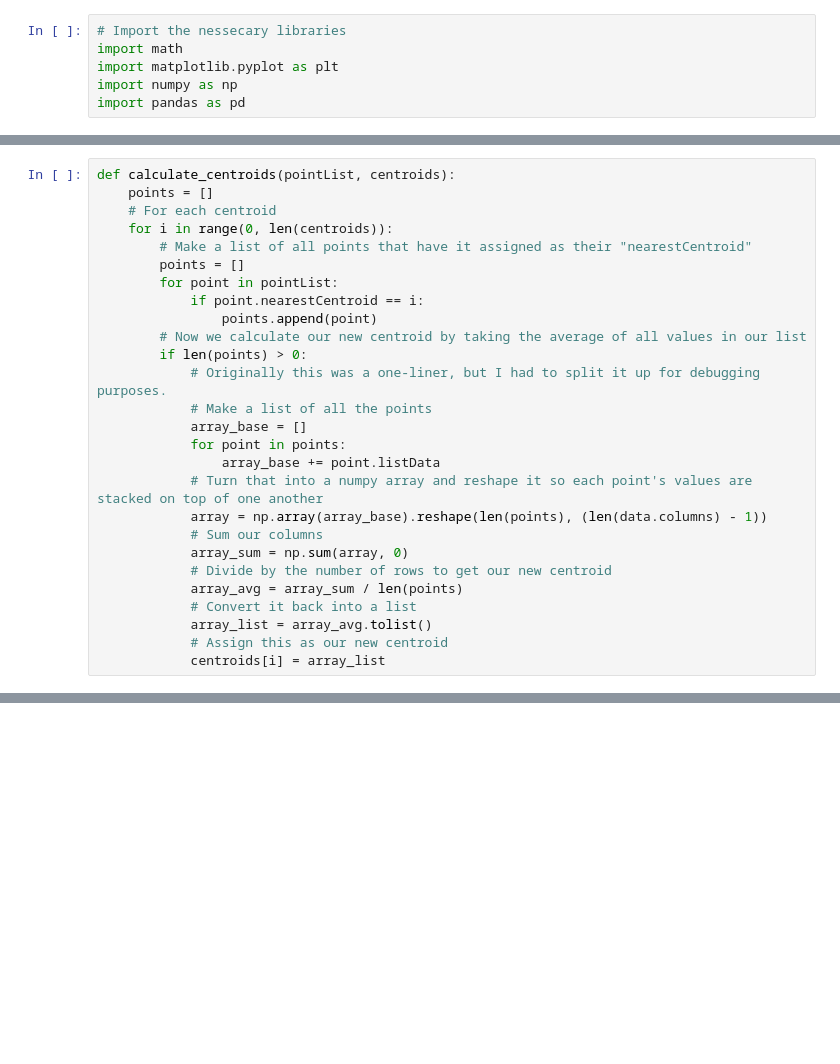
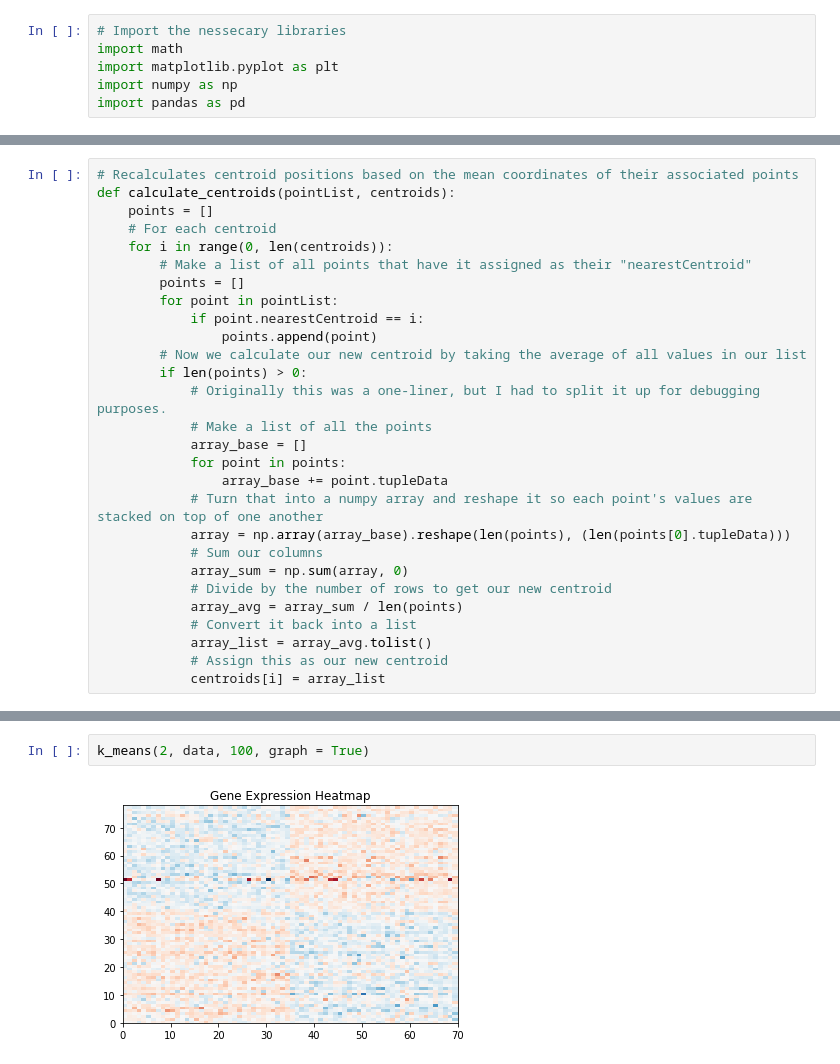
Before and after one commit to dustinmiller91/k_means, a Jupyter notebook: k_means.ipynb, the cells around one changed output, grey strips where cells are left out. Saved outputs shown, nothing was run; the diff lists cells and outputs as text; blank space fills up the shorter version.

```diff
--- a/k_means.ipynb
+++ b/k_means.ipynb
@@ -75,4 +122,5 @@ def create_points(centroids, dataFrame):
 # %%
+# Recalculates centroid positions based on the mean coordinates of their associated points
 def calculate_centroids(pointList, centroids):
     points = []
     # For each centroid
@@ -88,9 +136,9 @@ def calculate_centroids(pointList, centroids):
             # Make a list of all the points
             array_base = []
             for point in points:
-                array_base += point.listData
+                array_base += point.tupleData
             # Turn that into a numpy array and reshape it so each point's values are stacked on top of one another
-            array = np.array(array_base).reshape(len(points), (len(data.columns) - 1))
+            array = np.array(array_base).reshape(len(points), (len(points[0].tupleData)))
             # Sum our columns
             array_sum = np.sum(array, 0)
             # Divide by the number of rows to get our new centroid
@@ -154,0 +251,4 @@ k_means(2, data, 100)
+# %%
+k_means(2, data, 100, graph = True)
+# %% [output]
+[figure, added]
```
Also changed, not shown: parts of 23 cells of this notebook.
